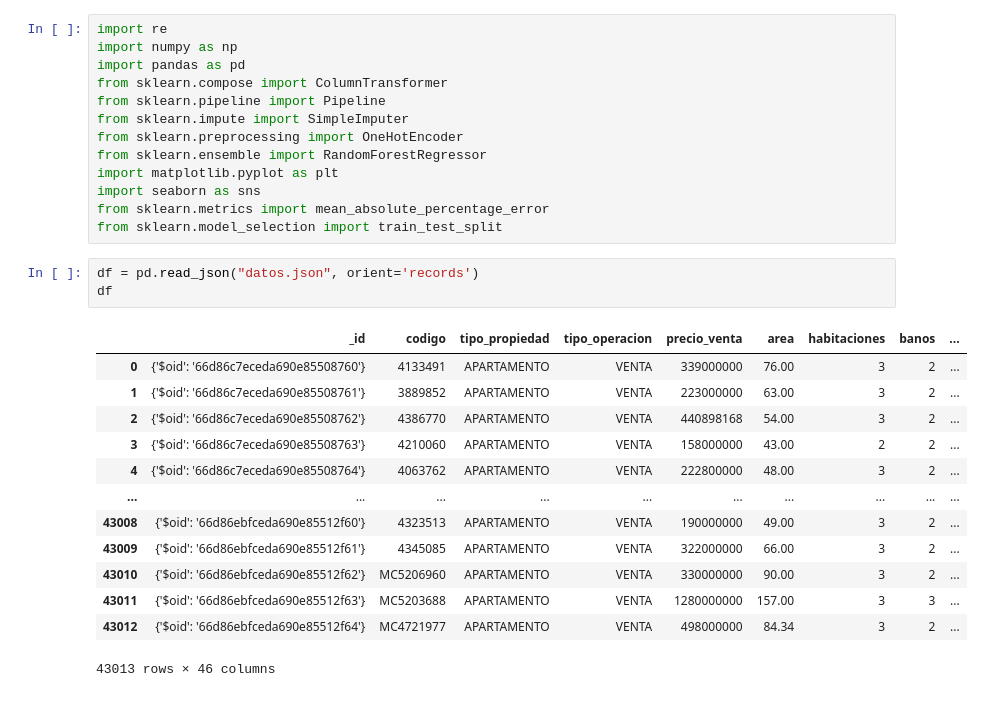
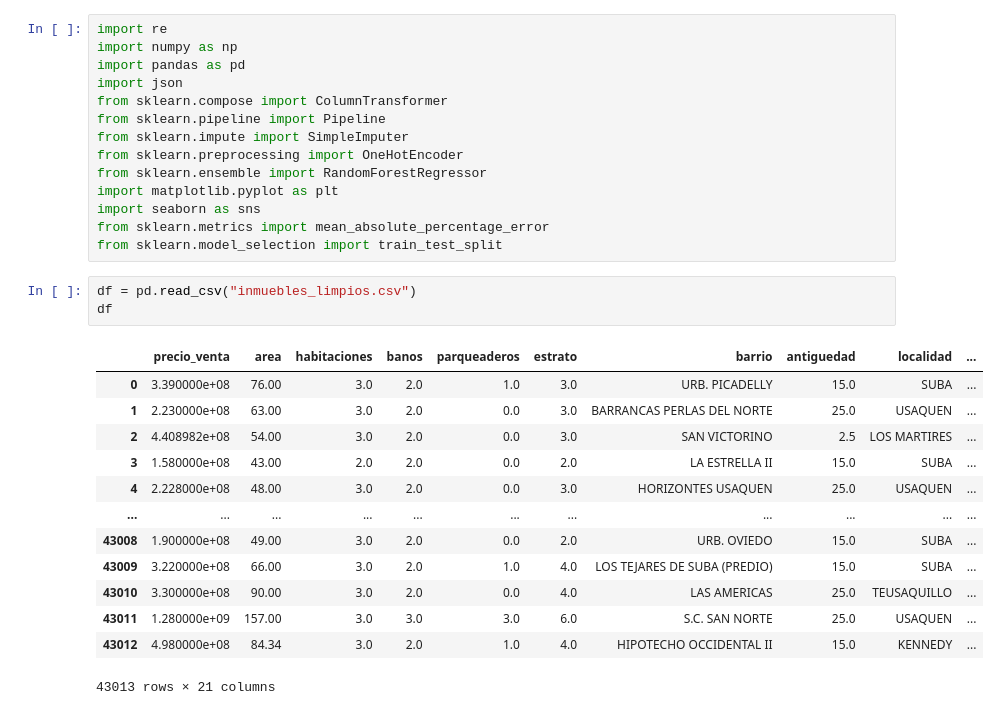
Before and after one commit to jeronimov10/Bogota_Apartment_Pricing_Predictor, a Jupyter notebook: Apartments_Bogota_Pricing_Predictor.ipynb, the cells around one changed output. Saved outputs shown, nothing was run; the diff lists cells and outputs as text.

```diff
--- a/Apartments_Bogota_Pricing_Predictor.ipynb
+++ b/Apartments_Bogota_Pricing_Predictor.ipynb
@@ -2,6 +2,7 @@
 import re
 import numpy as np
 import pandas as pd
+import json
 from sklearn.compose import ColumnTransformer
 from sklearn.pipeline import Pipeline
 from sklearn.impute import SimpleImputer
@@ -12,22 +13,22 @@ import seaborn as sns
 from sklearn.metrics import mean_absolute_percentage_error
 from sklearn.model_selection import train_test_split
 # %%
-df = pd.read_json("datos.json", orient='records')
+df = pd.read_csv("inmuebles_limpios.csv")
 df
 # %% [output]
-|  | _id | codigo | tipo_propiedad | tipo_operacion | precio_venta | area | habitaciones | banos | ... |
-| 0 | {'$oid': '66d86c7eceda690e85508760'} | 4133491 | APARTAMENTO | VENTA | 339000000 | 76.00 | 3 | 2 | ... |
-| 1 | {'$oid': '66d86c7eceda690e85508761'} | 3889852 | APARTAMENTO | VENTA | 223000000 | 63.00 | 3 | 2 | ... |
-| 2 | {'$oid': '66d86c7eceda690e85508762'} | 4386770 | APARTAMENTO | VENTA | 440898168 | 54.00 | 3 | 2 | ... |
-| 3 | {'$oid': '66d86c7eceda690e85508763'} | 4210060 | APARTAMENTO | VENTA | 158000000 | 43.00 | 2 | 2 | ... |
-| 4 | {'$oid': '66d86c7eceda690e85508764'} | 4063762 | APARTAMENTO | VENTA | 222800000 | 48.00 | 3 | 2 | ... |
-| ... | ... | ... | ... | ... | ... | ... | ... | ... | ... |
-| 43008 | {'$oid': '66d86ebfceda690e85512f60'} | 4323513 | APARTAMENTO | VENTA | 190000000 | 49.00 | 3 | 2 | ... |
-| 43009 | {'$oid': '66d86ebfceda690e85512f61'} | 4345085 | APARTAMENTO | VENTA | 322000000 | 66.00 | 3 | 2 | ... |
-| 43010 | {'$oid': '66d86ebfceda690e85512f62'} | MC5206960 | APARTAMENTO | VENTA | 330000000 | 90.00 | 3 | 2 | ... |
-| 43011 | {'$oid': '66d86ebfceda690e85512f63'} | MC5203688 | APARTAMENTO | VENTA | 1280000000 | 157.00 | 3 | 3 | ... |
-| 43012 | {'$oid': '66d86ebfceda690e85512f64'} | MC4721977 | APARTAMENTO | VENTA | 498000000 | 84.34 | 3 | 2 | ... |
+|  | precio_venta | area | habitaciones | banos | parqueaderos | estrato | barrio | antiguedad | localidad | ... |
+| 0 | 3.390000e+08 | 76.00 | 3.0 | 2.0 | 1.0 | 3.0 | URB. PICADELLY | 15.0 | SUBA | ... |
+| 1 | 2.230000e+08 | 63.00 | 3.0 | 2.0 | 0.0 | 3.0 | BARRANCAS PERLAS DEL NORTE | 25.0 | USAQUEN | ... |
+| 2 | 4.408982e+08 | 54.00 | 3.0 | 2.0 | 0.0 | 3.0 | SAN VICTORINO | 2.5 | LOS MARTIRES | ... |
+| 3 | 1.580000e+08 | 43.00 | 2.0 | 2.0 | 0.0 | 2.0 | LA ESTRELLA II | 15.0 | SUBA | ... |
+| 4 | 2.228000e+08 | 48.00 | 3.0 | 2.0 | 0.0 | 3.0 | HORIZONTES USAQUEN | 25.0 | USAQUEN | ... |
+| ... | ... | ... | ... | ... | ... | ... | ... | ... | ... | ... |
+| 43008 | 1.900000e+08 | 49.00 | 3.0 | 2.0 | 0.0 | 2.0 | URB. OVIEDO | 15.0 | SUBA | ... |
+| 43009 | 3.220000e+08 | 66.00 | 3.0 | 2.0 | 1.0 | 4.0 | LOS TEJARES DE SUBA (PREDIO) | 15.0 | SUBA | ... |
+| 43010 | 3.300000e+08 | 90.00 | 3.0 | 2.0 | 0.0 | 4.0 | LAS AMERICAS | 25.0 | TEUSAQUILLO | ... |
+| 43011 | 1.280000e+09 | 157.00 | 3.0 | 3.0 | 3.0 | 6.0 | S.C. SAN NORTE | 25.0 | USAQUEN | ... |
+| 43012 | 4.980000e+08 | 84.34 | 3.0 | 2.0 | 1.0 | 4.0 | HIPOTECHO OCCIDENTAL II | 15.0 | KENNEDY | ... |
-43013 rows × 46 columns
+43013 rows × 21 columns
 # %%
 df.info()
 df.describe()
```
Also changed, not shown: parts of 13 cells of this notebook, 2 other files.
